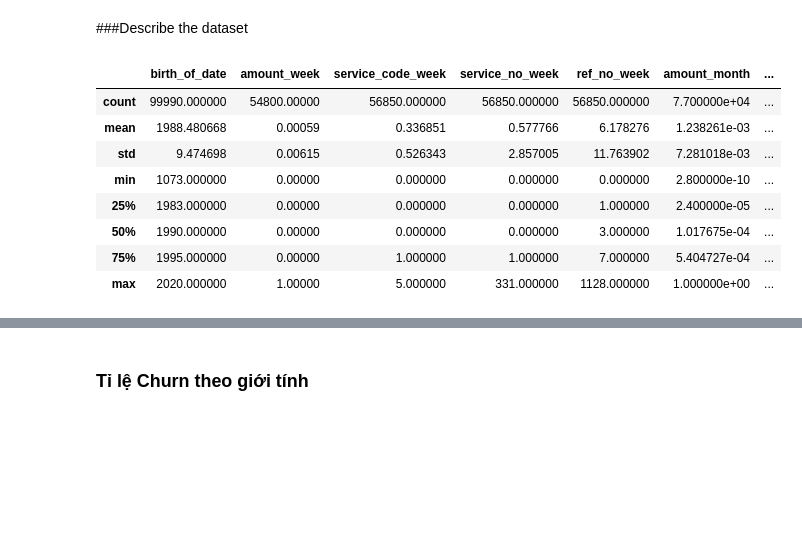
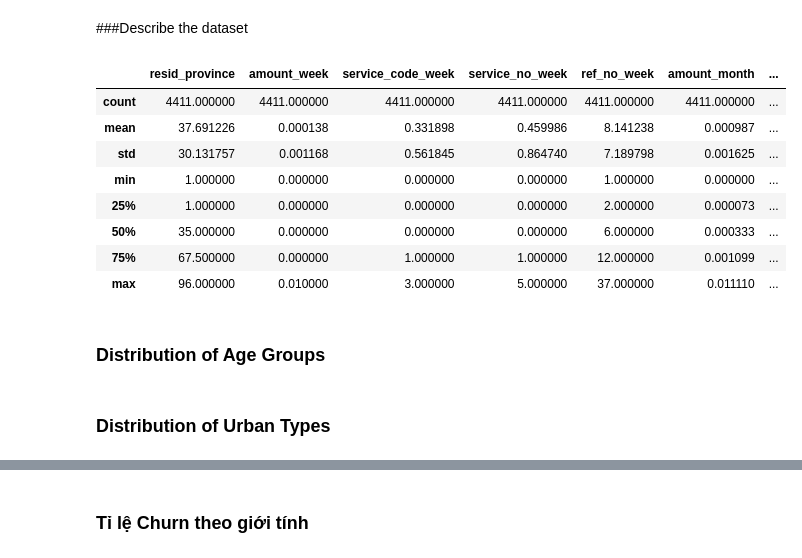
Before and after one commit to 2uanDM/FDC105_final, a Jupyter notebook: FDC105_final.ipynb, the cells around one changed output, grey strips where cells are left out. Saved outputs shown, nothing was run; the diff lists cells and outputs as text; code cells hidden in the pictures; blank space fills up the shorter version.

```diff
--- a/FDC105_final.ipynb
+++ b/FDC105_final.ipynb
@@ -475,17 +479,18 @@ import numpy as np
 
 def Zscore_outlier(col):
     out = {col: 0}
-    m = np.mean(df1[col])
-    sd = np.std(df1[col])
-    for i in df1[col]:
+    m = np.mean(df[col])
+    sd = np.std(df[col])
+    for i in df[col]:
         z = (i - m) / sd
         if np.abs(z) > 3.0: # Nhóm định nghĩa Outliers có z-score > 3.0
             out[col] += 1
     return out
 
 # Numeric features
-numeric_columns = df1.select_dtypes(include=['number']).drop(['service_code_week', 'service_code_month', 'is_churn'], axis=1)
+numeric_columns = df.select_dtypes(include=['number']).drop(['service_code_week', 'service_code_month', 'is_churn'], axis=1)
 
+print('Số lượng outliers (điểm dữ liệu có z-score > 3.0) là:')
 for col in numeric_columns:
-    print(Zscore_outlier(col))
+    print(f'{col} : {Zscore_outlier(col)[col]}')
 # %% [output]
@@ -511,8 +514,8 @@ for col in numeric_columns:
 # %%
 # Xóa các dòng chứa outlier
 for col in numeric_columns:
-    z_outliers = np.abs(stats.zscore(df1[col])) > 3.0
-    df1 = df1[~z_outliers]
+    z_outliers = np.abs(stats.zscore(df[col])) > 3.0
+    df = df[~z_outliers]
 
-print("Số dòng sau khi loại bỏ outlier:", len(df1))
+print("Số dòng còn lại sau khi loại bỏ outlier:", len(df))
 # %% [output]
@@ -519,0 +547,12 @@ Số dòng sau khi loại bỏ outlier: 4747
+# %%
+columns_to_int64 = ['resid_province',
+                  'service_code_week',
+                  'service_no_week',
+                  'ref_no_week',
+                  'service_code_month',
+                  'service_no_month',
+                  'ref_no_month',
+                  'total_act_3','total_act_6',
+                  'total_login_3','total_login_6',
+                  'age']
+df[columns_to_int64] = df[columns_to_int64].astype(int)
@@ -519,0 +561,4 @@ Số dòng sau khi loại bỏ outlier: 4747
+# %%
+df.drop(columns = 'index', inplace = True)
+df.reset_index(drop = True, inplace = True)
+df.head()
@@ -523,14 +575,18 @@ Số dòng sau khi loại bỏ outlier: 4747
 ###Describe the dataset
 # %%
 #Looking for the description of the dataset to get insights of the data
-df1.describe()
+df.describe()
 # %% [output]
-|  | birth_of_date | amount_week | service_code_week | service_no_week | ref_no_week | amount_month | ... |
-| count | 99990.000000 | 54800.00000 | 56850.000000 | 56850.000000 | 56850.000000 | 7.700000e+04 | ... |
-| mean | 1988.480668 | 0.00059 | 0.336851 | 0.577766 | 6.178276 | 1.238261e-03 | ... |
-| std | 9.474698 | 0.00615 | 0.526343 | 2.857005 | 11.763902 | 7.281018e-03 | ... |
-| min | 1073.000000 | 0.00000 | 0.000000 | 0.000000 | 0.000000 | 2.800000e-10 | ... |
-| 25% | 1983.000000 | 0.00000 | 0.000000 | 0.000000 | 1.000000 | 2.400000e-05 | ... |
-| 50% | 1990.000000 | 0.00000 | 0.000000 | 0.000000 | 3.000000 | 1.017675e-04 | ... |
-| 75% | 1995.000000 | 0.00000 | 1.000000 | 1.000000 | 7.000000 | 5.404727e-04 | ... |
-| max | 2020.000000 | 1.00000 | 5.000000 | 331.000000 | 1128.000000 | 1.000000e+00 | ... |
+|  | resid_province | amount_week | service_code_week | service_no_week | ref_no_week | amount_month | ... |
+| count | 4411.000000 | 4411.000000 | 4411.000000 | 4411.000000 | 4411.000000 | 4411.000000 | ... |
+| mean | 37.691226 | 0.000138 | 0.331898 | 0.459986 | 8.141238 | 0.000987 | ... |
+| std | 30.131757 | 0.001168 | 0.561845 | 0.864740 | 7.189798 | 0.001625 | ... |
+| min | 1.000000 | 0.000000 | 0.000000 | 0.000000 | 1.000000 | 0.000000 | ... |
+| 25% | 1.000000 | 0.000000 | 0.000000 | 0.000000 | 2.000000 | 0.000073 | ... |
+| 50% | 35.000000 | 0.000000 | 0.000000 | 0.000000 | 6.000000 | 0.000333 | ... |
+| 75% | 67.500000 | 0.000000 | 1.000000 | 1.000000 | 12.000000 | 0.001099 | ... |
+| max | 96.000000 | 0.010000 | 3.000000 | 5.000000 | 37.000000 | 0.011110 | ... |
+# %% [markdown]
+### Distribution of Age Groups
+# %% [markdown]
+### Distribution of Urban Types
```
Also changed, not shown: parts of 61 cells of this notebook.
